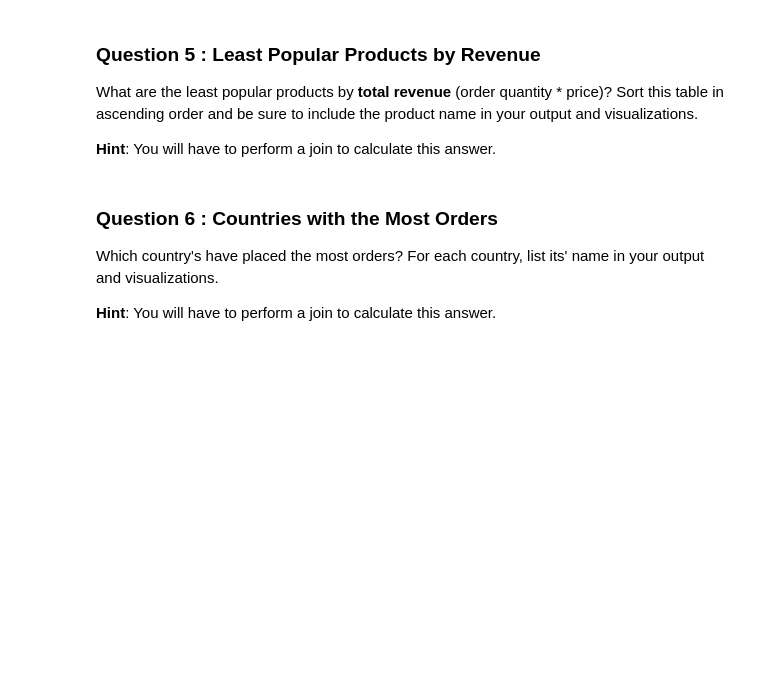
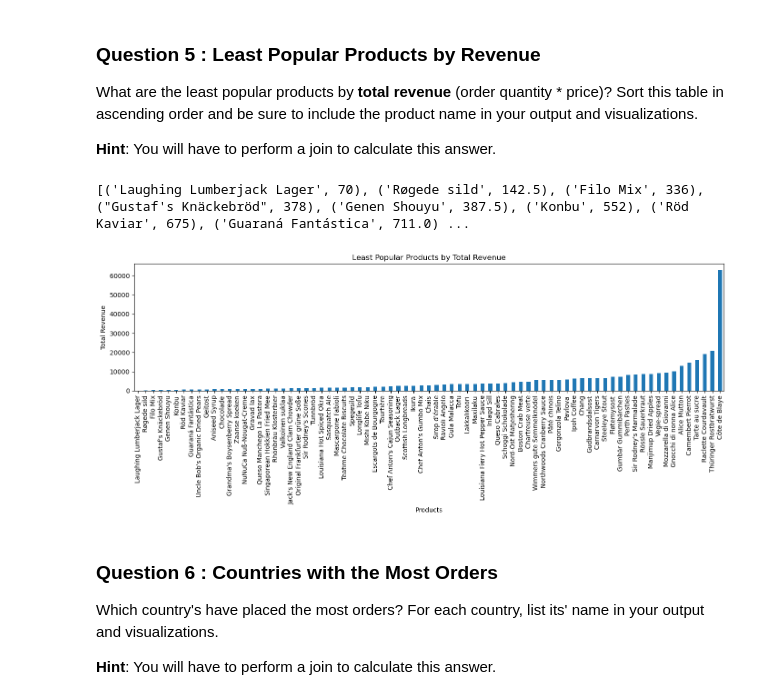
Before and after one commit to SaraG25-tech/Osiris-Foods-Statistics, a Jupyter notebook: adhoc-sql/adhoc_report.ipynb, the cells around one changed output. Saved outputs shown, nothing was run; the diff lists cells and outputs as text; code cells hidden in the pictures; blank space fills up the shorter version.

```diff
--- a/adhoc-sql/adhoc_report.ipynb
+++ b/adhoc-sql/adhoc_report.ipynb
@@ -222,16 +210,48 @@ What are the least popular products by **total revenue** (order quantity * price
 **Hint**: You will have to perform a join to calculate this answer.
 # %%
 # TODO: Write a SQL query which will answer the question above.
-...
+cursor.execute("""
+SELECT
+    Products.ProductName,
+    SUM(OrderDetails.Quantity * Products.Price) AS total_revenue
+FROM
+    OrderDetails
+LEFT JOIN
+    Products
+ON
+    OrderDetails.ProductID = Products.ProductID
+GROUP BY
+    Products.ProductID, Products.ProductName
+ORDER BY
+    total_revenue ASC;
+
+""")
 
 # TODO: Fetch your list of tuples and print it out
-...
+least_pop_total_rev = cursor.fetchall()
+print(least_pop_total_rev)
+# %% [output]
+[('Laughing Lumberjack Lager', 70), ('Røgede sild', 142.5), ('Filo Mix', 336), ("Gustaf's Knäckebröd", 378), ('Genen Shouyu', 387.5), ('Konbu', 552), ('Röd Kaviar', 675), ('Guaraná Fantástica', 711.0) ...
 # %%
 # TODO: Convert your list of tuples to a dataframe
-...
+
+df = pd.DataFrame(least_pop_total_rev, columns=['ProductName', 'total_revenue'])
 
 # TODO: Generate a visualization on this dataframe
-...
+
+df = pd.DataFrame(least_pop_total_rev, columns=['ProductName', 'total_revenue'])
+df.set_index('ProductName', inplace=True)
+
+df.plot.bar(figsize=(14, 6), legend=False)
+
+plt.title('Least Popular Products by Total Revenue')
+plt.xlabel('Products')
+plt.ylabel('Total Revenue')
+plt.xticks(rotation=90)
+plt.tight_layout()
+plt.show()
+# %% [output]
+[figure, added]
 # %% [markdown]
 ### Question 6 : Countries with the Most Orders
 
```
Also changed, not shown: parts of 17 cells of this notebook.
